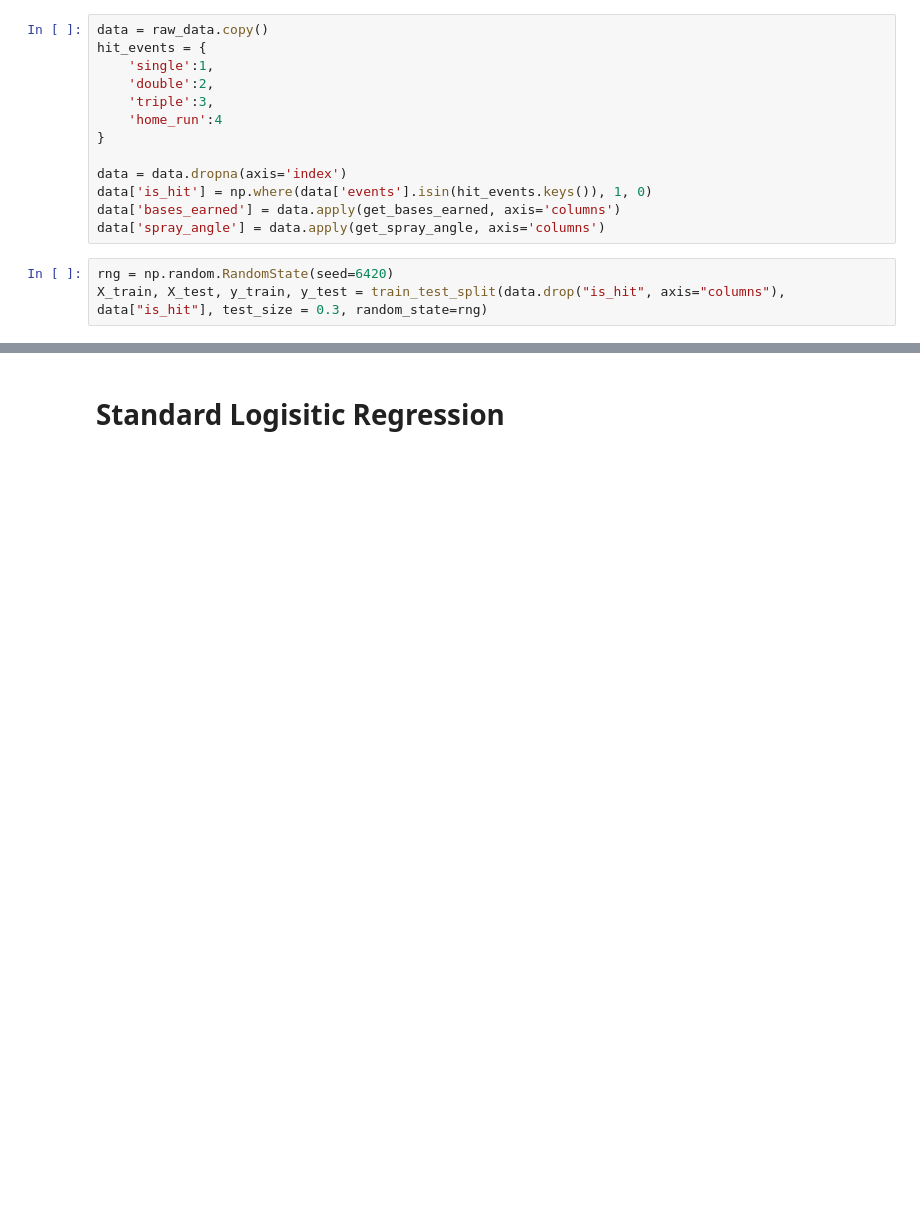
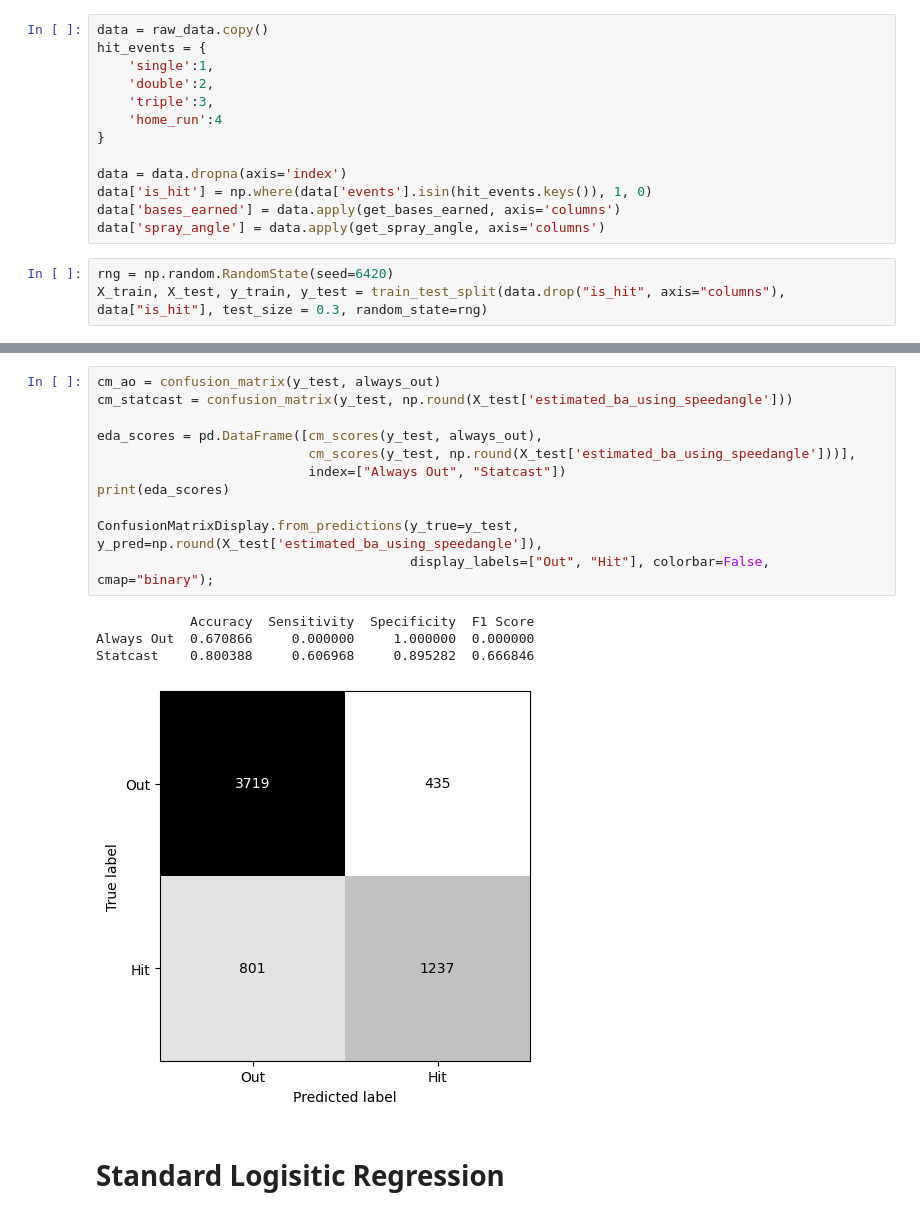
Before and after one commit to mattbbernstein/bayes-hit-probability, a Jupyter notebook: Modelling.ipynb, the cells around one changed output, grey strips where cells are left out. Cells and saved outputs as stored; diff of their text form; blank space fills up the shorter version.

```diff
--- a/Modelling.ipynb
+++ b/Modelling.ipynb
@@ -51,3 +70,19 @@ X_train, X_test, y_train, y_test = train_test_split(data.drop("is_hit", axis="co
+# %%
+cm_ao = confusion_matrix(y_test, always_out)
+cm_statcast = confusion_matrix(y_test, np.round(X_test['estimated_ba_using_speedangle']))
+
+eda_scores = pd.DataFrame([cm_scores(y_test, always_out),
+                           cm_scores(y_test, np.round(X_test['estimated_ba_using_speedangle']))],
+                           index=["Always Out", "Statcast"])
+print(eda_scores)
+
+ConfusionMatrixDisplay.from_predictions(y_true=y_test, y_pred=np.round(X_test['estimated_ba_using_speedangle']),
+                                        display_labels=["Out", "Hit"], colorbar=False, cmap="binary");
+# %% [output]
+            Accuracy  Sensitivity  Specificity  F1 Score
+Always Out  0.670866     0.000000     1.000000  0.000000
+Statcast    0.800388     0.606968     0.895282  0.666846
+[figure, added]
 # %% [markdown]
 # Standard Logisitic Regression
 # %%
```
Also changed, not shown: parts of 9 cells of this notebook, 1 other file.
